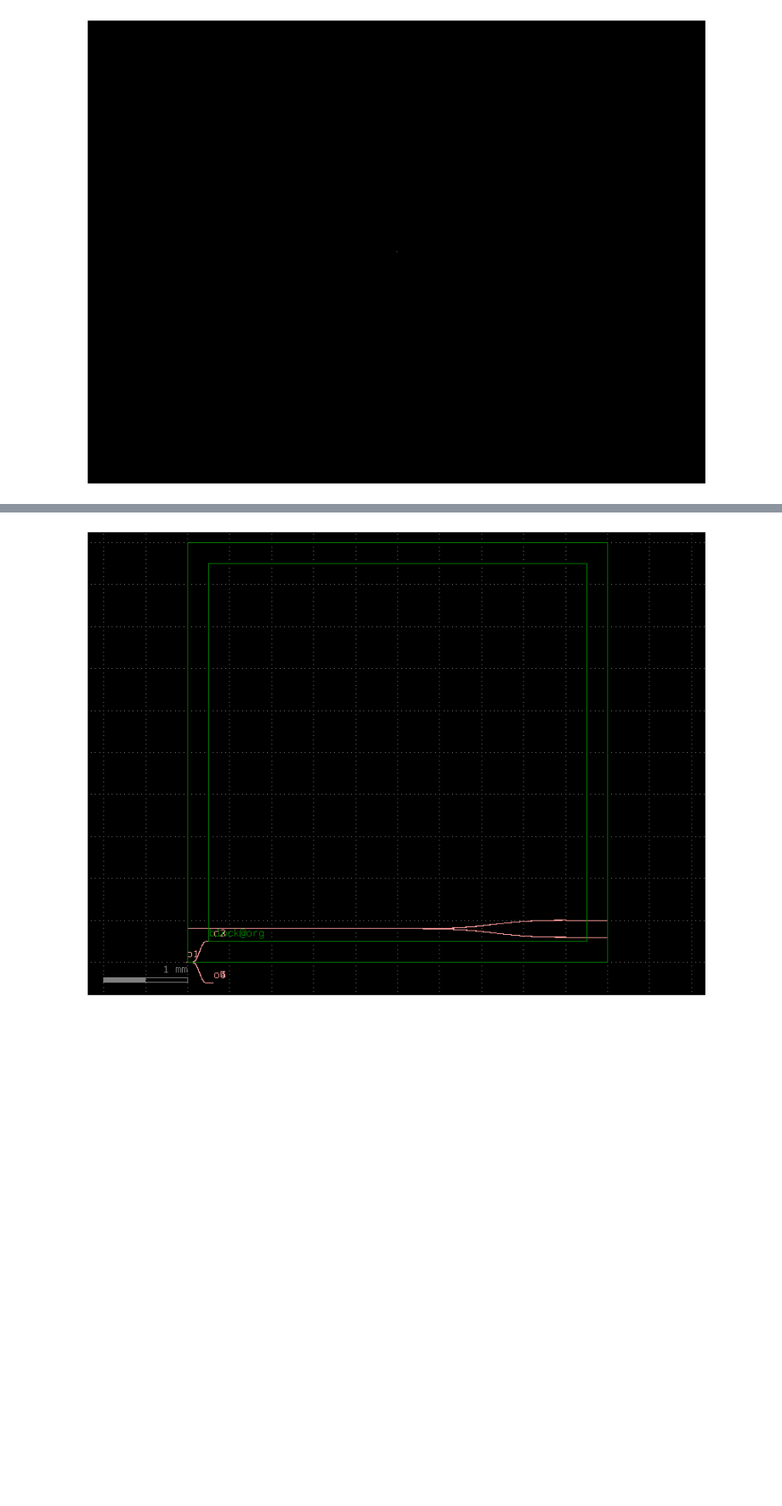
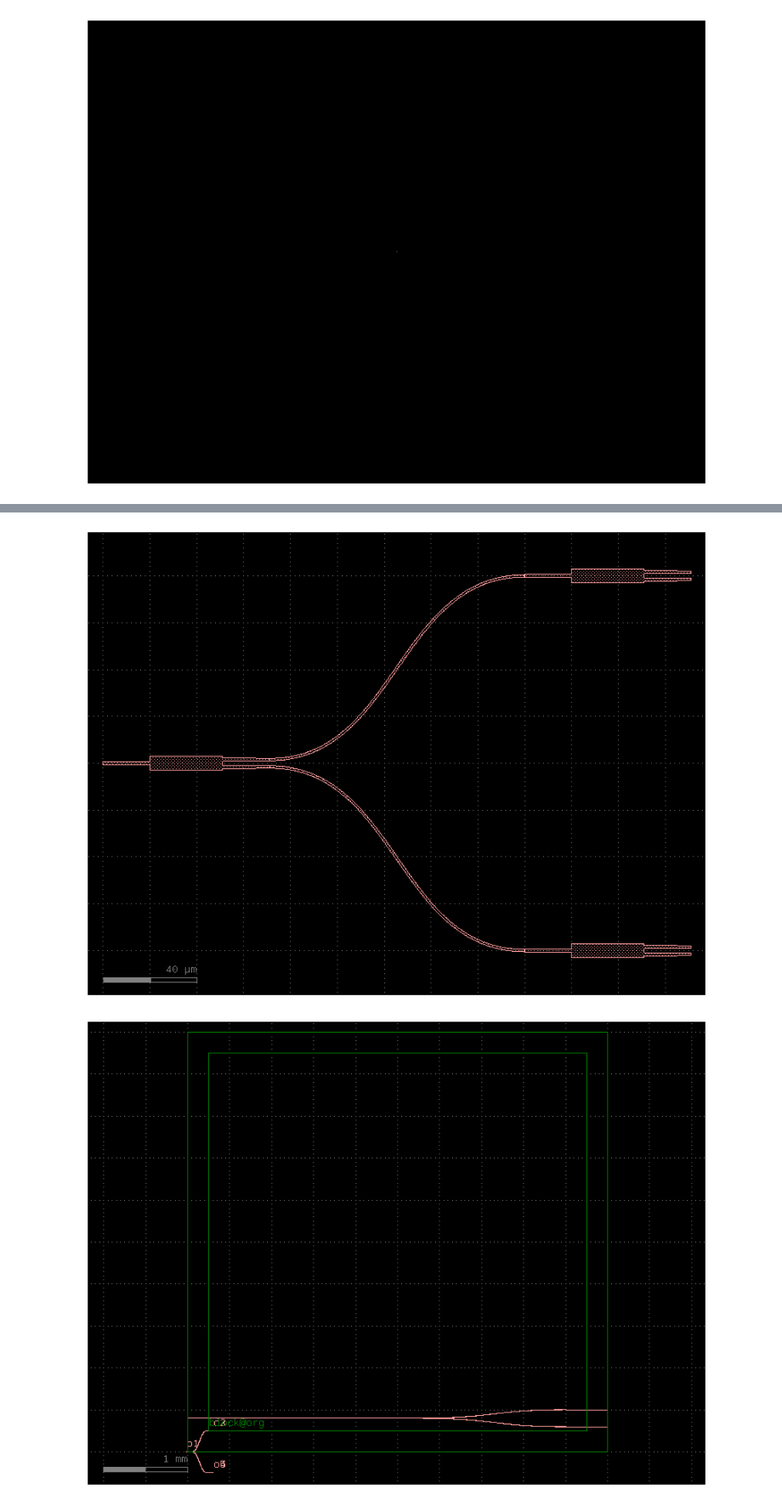
Before and after one commit to Japeacru/cifoin-lab4, a Jupyter notebook: LAYOUT_Student.ipynb, the cells around one changed output, grey strips where cells are left out. Shown at 85% size. Cells and saved outputs as stored; diff of their text form; code cells hidden in the pictures; blank space fills up the shorter version.

```diff
--- a/LAYOUT_Student.ipynb
+++ b/LAYOUT_Student.ipynb
@@ -542,3 +542,33 @@ c_mmi = cells.mmi1x2()
 c.plot()
 # %% [output]
 [figure]
+# %%
+# Let's create a MMI tree
+
+c = gf.Component()
+c_mmi = cells.mmi1x2()
+
+mmi1 = c.add_ref(c_mmi)
+mmi2 = c.add_ref(c_mmi)
+mmi3 = c.add_ref(c_mmi)
+
+mmi2.dmovex(180).dmovey(80)
+mmi3.dmovex(180).dmovey(-80)
+
+gf.routing.route_single_sbend(
+    component=c,
+    port1=mmi1["o2"],
+    port2=mmi2["o1"],
+    cross_section="strip",
+)
+
+gf.routing.route_single_sbend(
+    component=c,
+    port1=mmi1["o3"],
+    port2=mmi3["o1"],
+    cross_section="strip",
+)
+
+c.plot()
+c.show()
+# %% [output]
@@ -545,3 +576,4 @@ c.plot()
+[figure, added]
 # %%
 # Once we "test" the high-level component, we can create a cell for it
 @gf.cell
```
Also changed, not shown: parts of 19 cells of this notebook, 2 other files.
